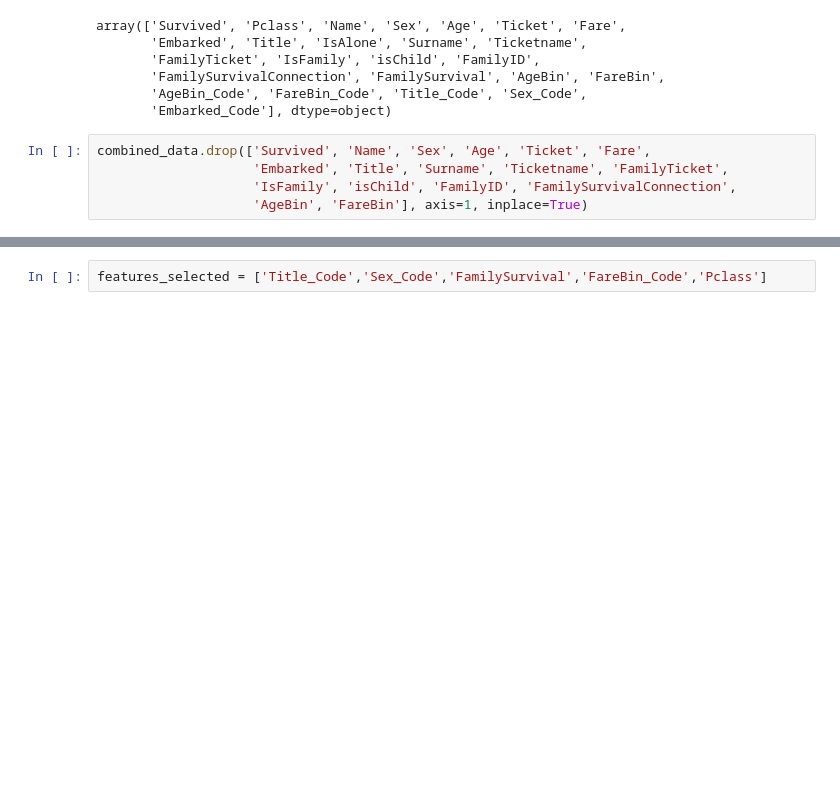
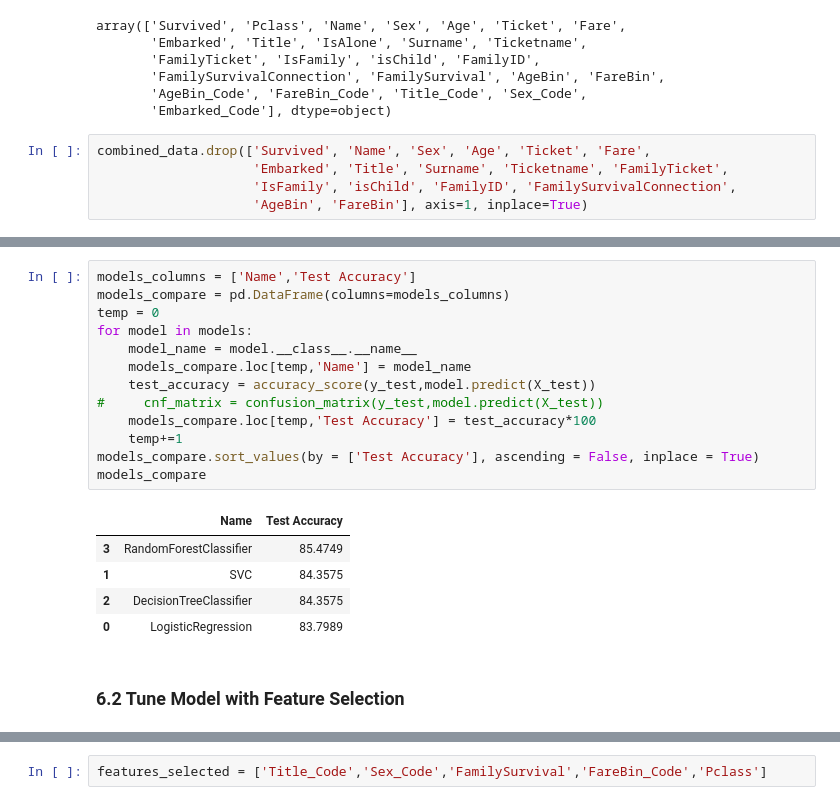
Before and after one commit to namnguyen0690/Titanic_Survival_Prediction, a Jupyter notebook: Titanic_Survival_Prediction.ipynb, the cells around one changed output, grey strips where cells are left out. Saved outputs shown, nothing was run; the diff lists cells and outputs as text; blank space fills up the shorter version.

```diff
--- a/Titanic_Survival_Prediction.ipynb
+++ b/Titanic_Survival_Prediction.ipynb
@@ -487 +519,22 @@ Index(['Pclass', 'IsAlone', 'FamilySurvival', 'AgeBin_Code', 'FareBin_Code',
+# %%
+models_columns = ['Name','Test Accuracy']
+models_compare = pd.DataFrame(columns=models_columns)
+temp = 0
+for model in models:
+    model_name = model.__class__.__name__
+    models_compare.loc[temp,'Name'] = model_name
+    test_accuracy = accuracy_score(y_test,model.predict(X_test))
+#     cnf_matrix = confusion_matrix(y_test,model.predict(X_test))
+    models_compare.loc[temp,'Test Accuracy'] = test_accuracy*100
+    temp+=1
+models_compare.sort_values(by = ['Test Accuracy'], ascending = False, inplace = True)
+models_compare
+# %% [output]
+|  | Name | Test Accuracy |
+| 3 | RandomForestClassifier | 85.4749 |
+| 1 | SVC | 84.3575 |
+| 2 | DecisionTreeClassifier | 84.3575 |
+| 0 | LogisticRegression | 83.7989 |
+# %% [markdown]
+### 6.2 Tune Model with Feature Selection
 # %%
```
Also changed, not shown: parts of 17 cells of this notebook.
